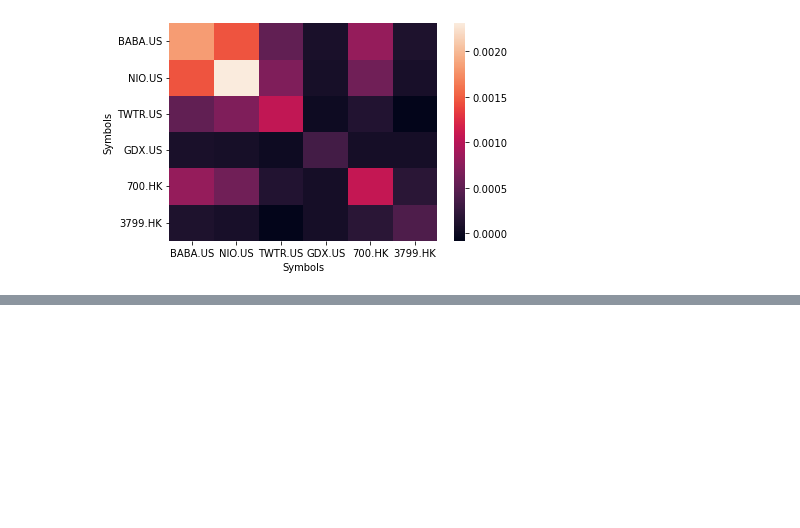
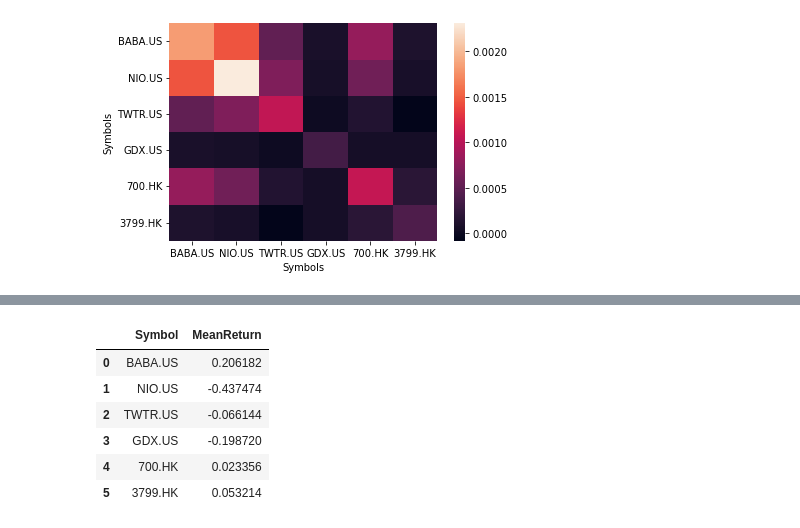
Before and after one commit to Bonkkerrs/CS902-Project, a Jupyter notebook: monte_carlo_simulation/trial.ipynb, the cells around one changed output, grey strips where cells are left out. Drawn from its saved outputs; the diff is of its cells as text; code cells hidden in the pictures; blank space fills up the shorter version.

```diff
--- a/monte_carlo_simulation/trial.ipynb
+++ b/monte_carlo_simulation/trial.ipynb
@@ -46,0 +151,11 @@ m.
+# %%
+portfolios_allocations_df = pd.DataFrame({'Symbol': expected_returns.index, 'MeanReturn': expected_returns.values})
+portfolios_allocations_df
+# %% [output]
+|  | Symbol | MeanReturn |
+| 0 | BABA.US | 0.206182 |
+| 1 | NIO.US | -0.437474 |
+| 2 | TWTR.US | -0.066144 |
+| 3 | GDX.US | -0.198720 |
+| 4 | 700.HK | 0.023356 |
+| 5 | 3799.HK | 0.053214 |
```
Also changed, not shown: parts of 7 cells of this notebook, 5 other files.
